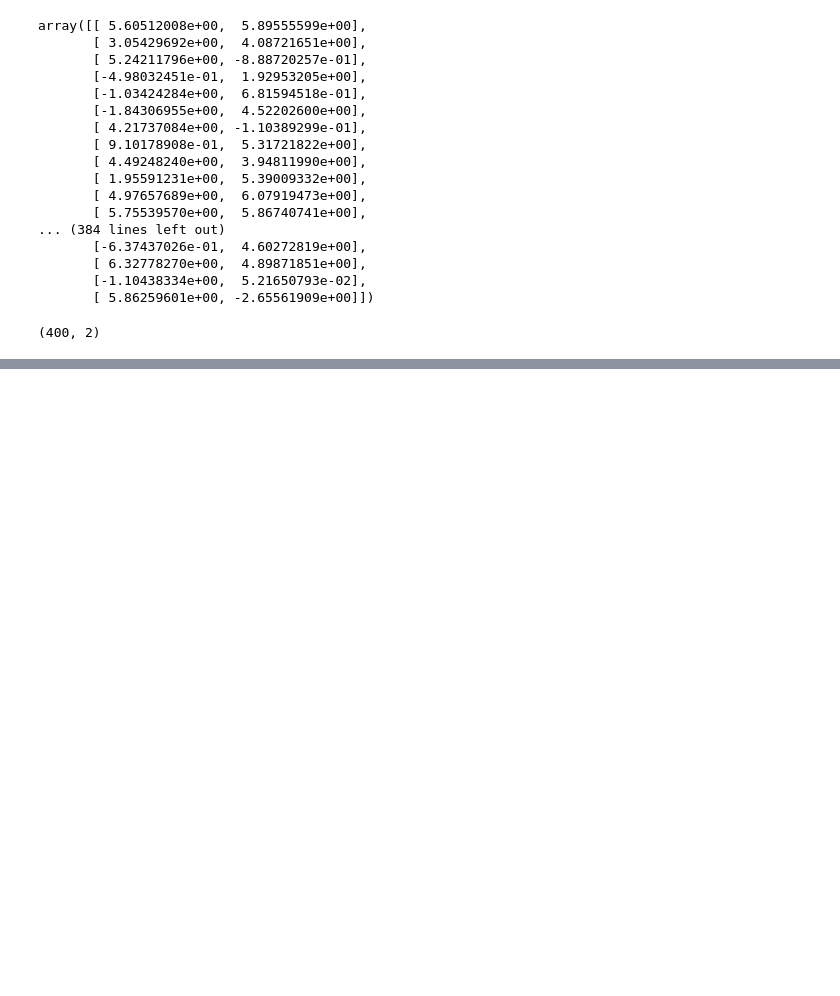
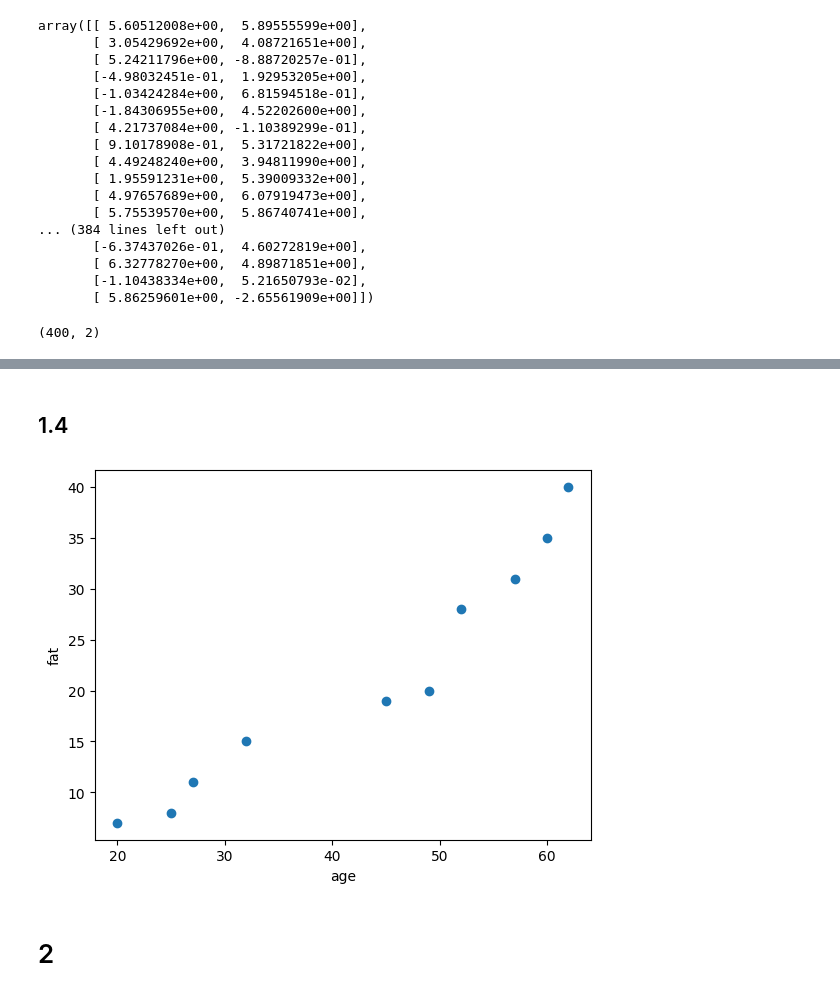
Before and after one commit to asdfrt159/DataScientist, a Jupyter notebook: Preprocessing/preprocess.ipynb, the cells around one changed output, grey strips where cells are left out. Cells and saved outputs as stored; diff of their text form; code cells hidden in the pictures; blank space fills up the shorter version.

```diff
--- a/Preprocessing/preprocess.ipynb
+++ b/Preprocessing/preprocess.ipynb
@@ -888,0 +1015,14 @@ data.shape
+# %% [markdown]
+## 1.4
+# %%
+age = np.sort(df.age)
+fat = np.sort(df.fat)
+
+plt.scatter(age,fat)
+plt.xlabel('age')
+plt.ylabel('fat')
+plt.show()
+# %% [output]
+[figure, added]
+# %% [markdown]
+# 2
```
Also changed, not shown: parts of 44 cells of this notebook, 1 other file.
